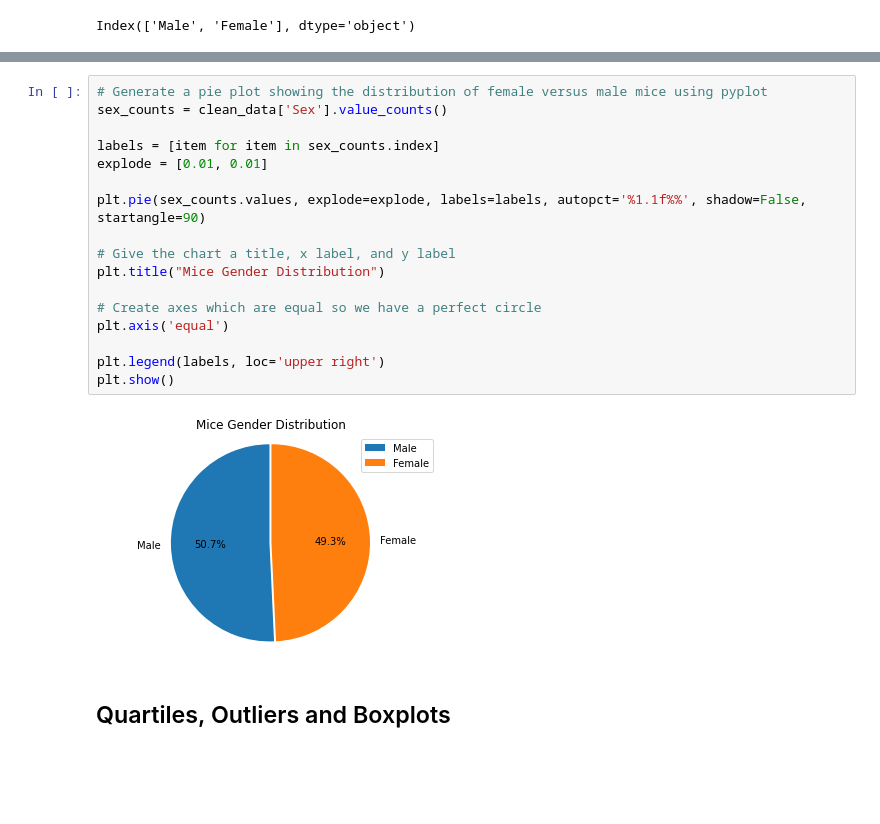
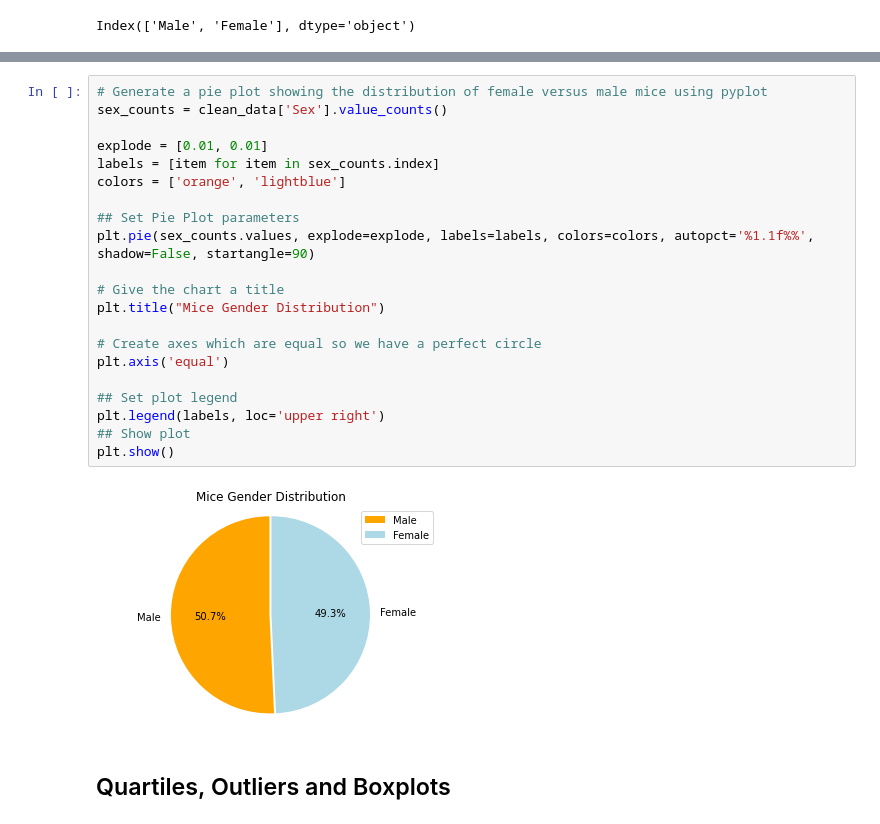
Before and after one commit to rperezme-data/DAB_H05_Matplotlib-challenge, a Jupyter notebook: Pymaceuticals/main.ipynb, the cells around one changed output, grey strips where cells are left out. Cells and saved outputs as stored; diff of their text form; blank space fills up the shorter version.

```diff
--- a/Pymaceuticals/main.ipynb
+++ b/Pymaceuticals/main.ipynb
@@ -202,22 +217,26 @@ plt.show()
 # %%
 # Generate a pie plot showing the distribution of female versus male mice using pyplot
 sex_counts = clean_data['Sex'].value_counts()
 
+explode = [0.01, 0.01]
 labels = [item for item in sex_counts.index]
-explode = [0.01, 0.01]
+colors = ['orange', 'lightblue']
 
-plt.pie(sex_counts.values, explode=explode, labels=labels, autopct='%1.1f%%', shadow=False, startangle=90)
+## Set Pie Plot parameters
+plt.pie(sex_counts.values, explode=explode, labels=labels, colors=colors, autopct='%1.1f%%', shadow=False, startangle=90)
 
-# Give the chart a title, x label, and y label
+# Give the chart a title
 plt.title("Mice Gender Distribution")
 
 # Create axes which are equal so we have a perfect circle
 plt.axis('equal')
 
+## Set plot legend
 plt.legend(labels, loc='upper right')
+## Show plot
 plt.show()
 # %% [output]
-[figure, old version]
+[figure, new version]
 # %% [markdown]
 ## Quartiles, Outliers and Boxplots
 # %%
```
Also changed, not shown: parts of 7 cells of this notebook.
